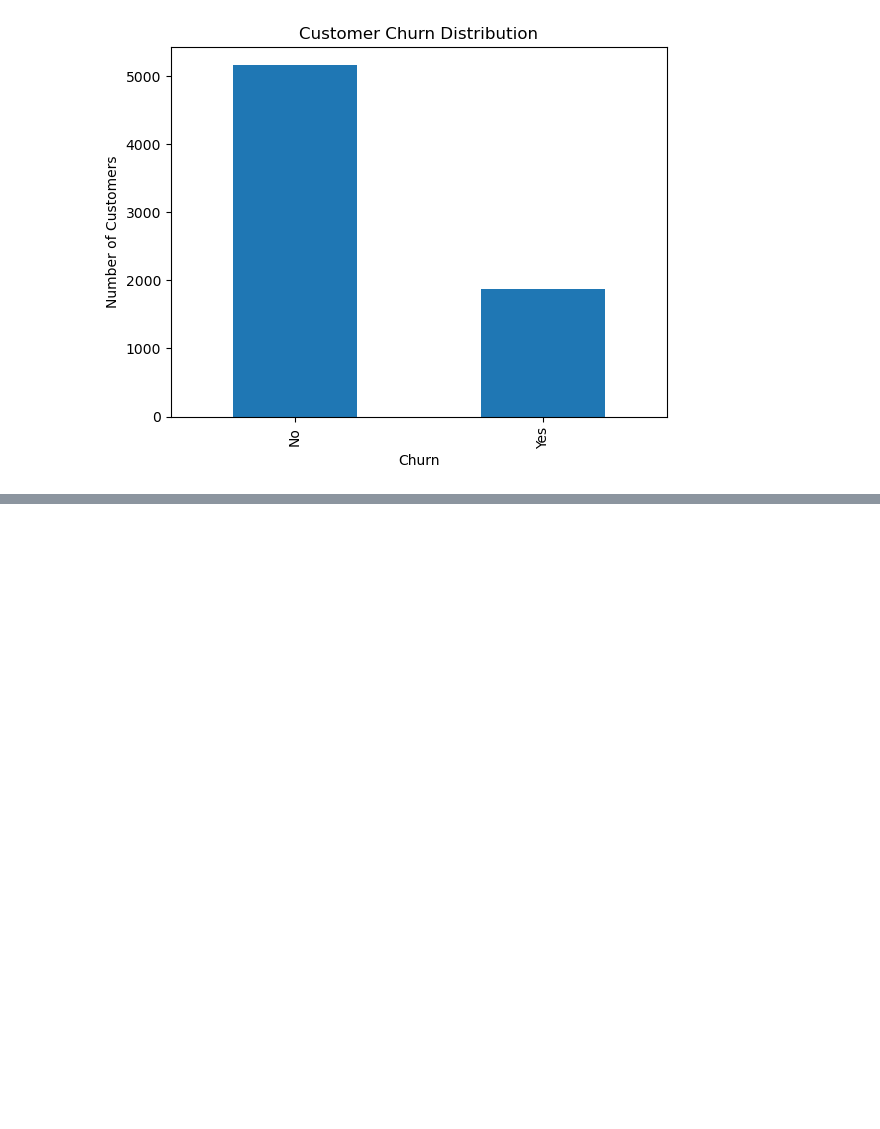
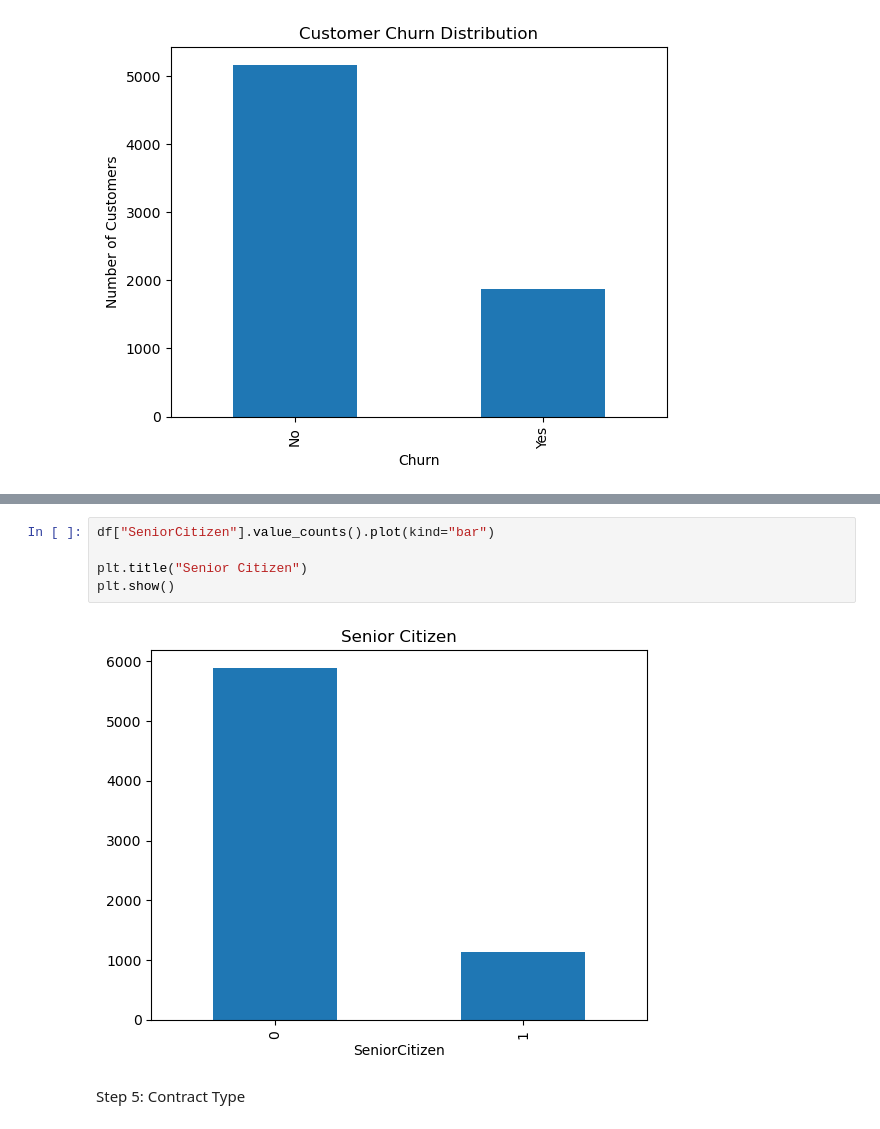
Before and after one commit to pavansb09/Customer-Churn-Prediction, a Jupyter notebook: Notebook/Customer_Churn_Analysis.ipynb, the cells around one changed output, grey strips where cells are left out. Drawn from its saved outputs; the diff is of its cells as text; blank space fills up the shorter version.

```diff
--- a/Notebook/Customer_Churn_Analysis.ipynb
+++ b/Notebook/Customer_Churn_Analysis.ipynb
@@ -288,0 +340,9 @@ plt.show()
+# %%
+df["SeniorCitizen"].value_counts().plot(kind="bar")
+
+plt.title("Senior Citizen")
+plt.show()
+# %% [output]
+[figure, added]
+# %% [markdown]
+Step 5: Contract Type
```
Also changed, not shown: parts of 116 cells of this notebook.
